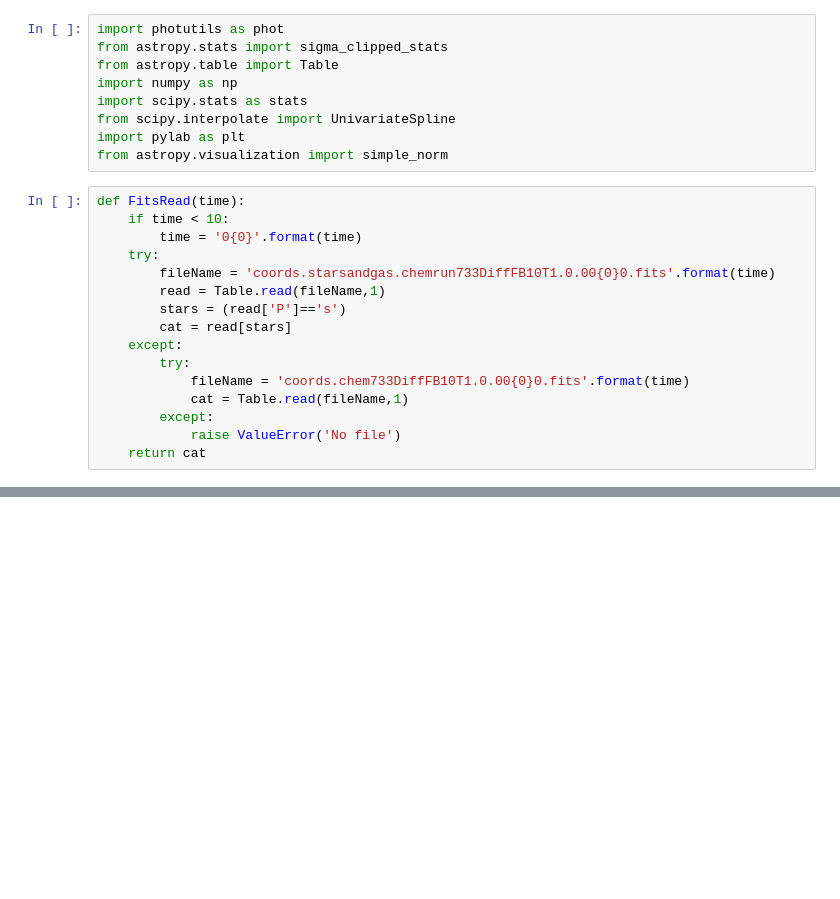
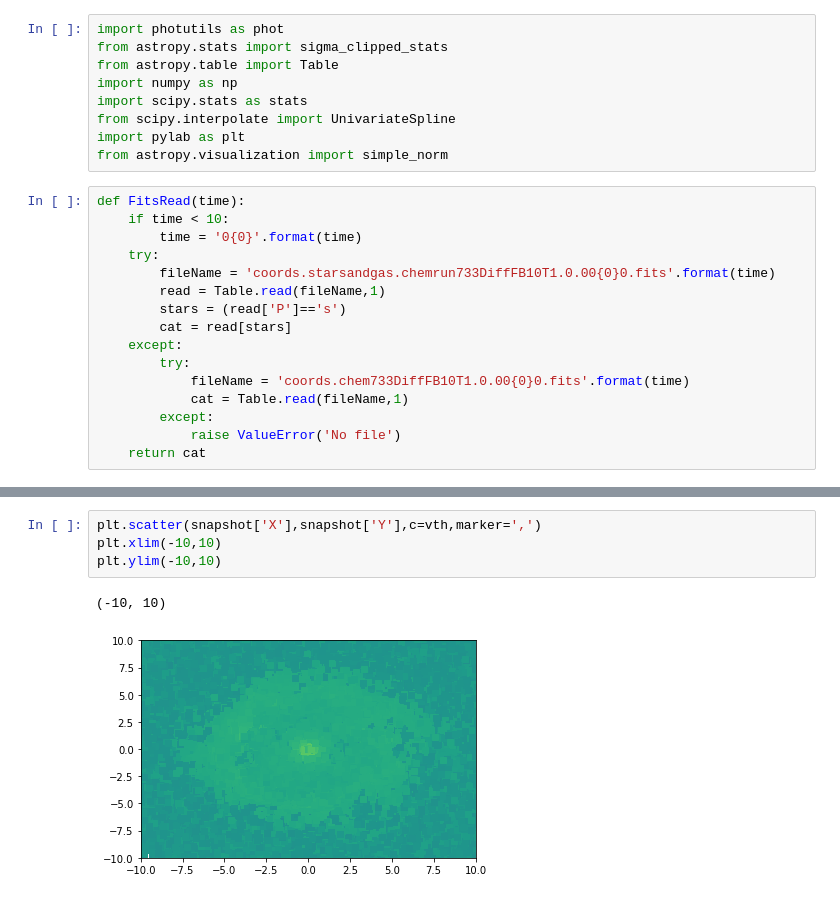
Before and after one commit to BethanyGarver/clumpy-star-formation, a Jupyter notebook: ClusterFinderPhotutils-checkpoint.ipynb, the cells around one changed output, grey strips where cells are left out. Drawn from its saved outputs; the diff is of its cells as text; blank space fills up the shorter version.

```diff
--- a/ClusterFinderPhotutils-checkpoint.ipynb
+++ b/ClusterFinderPhotutils-checkpoint.ipynb
@@ -101,0 +105,7 @@ plt.ylim(0, data.shape[0]-1)
+# %%
+plt.scatter(snapshot['X'],snapshot['Y'],c=vth,marker=',')
+plt.xlim(-10,10)
+plt.ylim(-10,10)
+# %% [output]
+(-10, 10)
+[figure, added]
```
Also changed, not shown: parts of 3 cells of this notebook.
